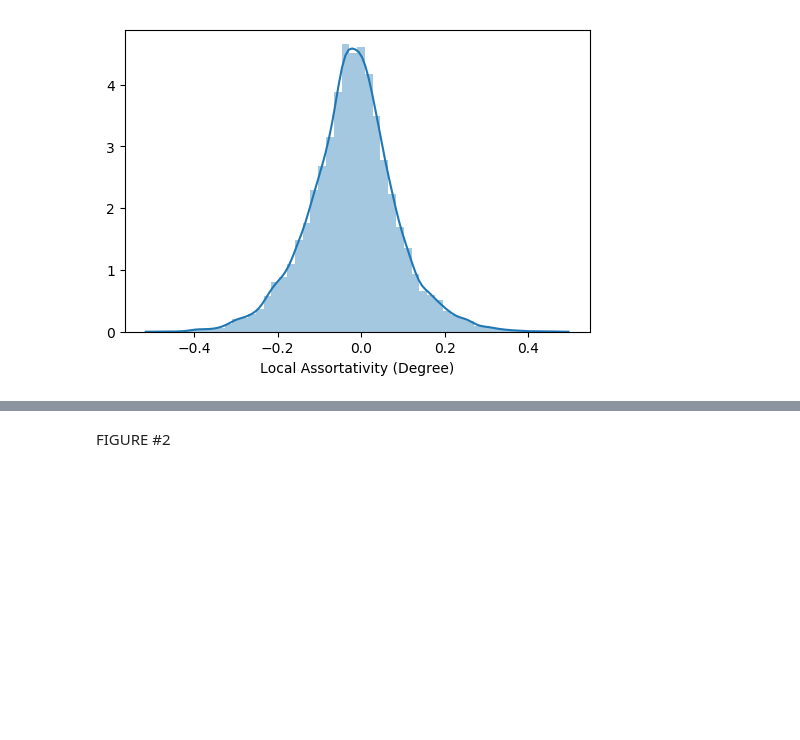
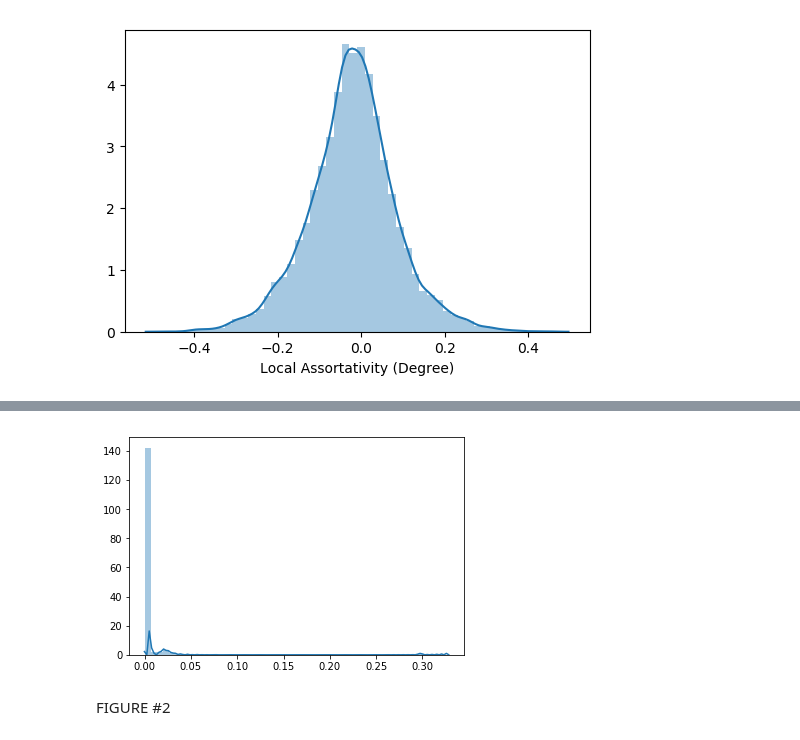
Before and after one commit to VinceBaz/projects_networks, a Jupyter notebook: experiments.ipynb, the cells around one changed output, grey strips where cells are left out. Saved outputs shown, nothing was run; the diff lists cells and outputs as text; code cells hidden in the pictures; blank space fills up the shorter version.

```diff
--- a/experiments.ipynb
+++ b/experiments.ipynb
@@ -83,3 +105,9 @@ Mean Global Assortativity: -0.007703620929399848
+# %%
+plt.figure()
+for i in range(35,36):
+    sns.distplot(w_pr_er[:,i,:,:].reshape(-1))
+# %% [output]
+[figure, added]
 # %% [markdown]
 FIGURE #2
 # %%
```
Also changed, not shown: parts of 4 cells of this notebook, 1 other file.
